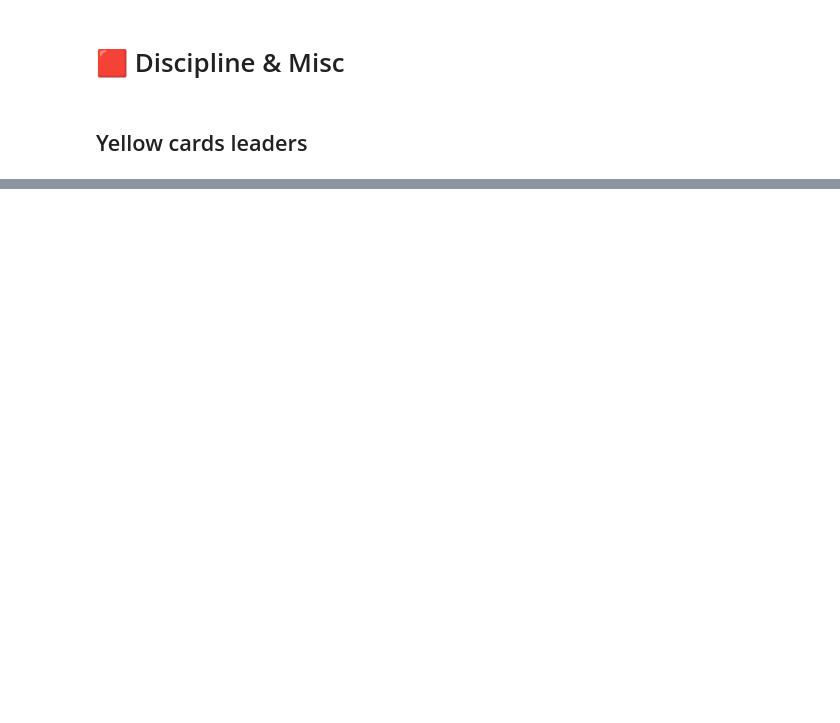
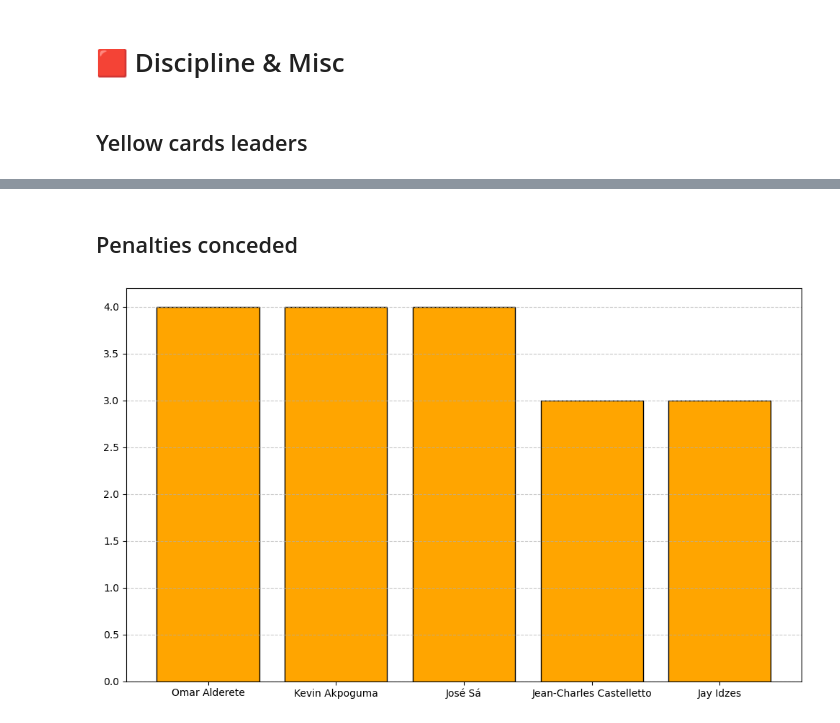
Before and after one commit to Hamza-rami/football-stats-analytics, a Jupyter notebook: project7.ipynb, the cells around one changed output, grey strips where cells are left out. Saved outputs shown, nothing was run; the diff lists cells and outputs as text; code cells hidden in the pictures; blank space fills up the shorter version.

```diff
--- a/project7.ipynb
+++ b/project7.ipynb
@@ -25,0 +63,12 @@ Text(0.5, 1.0, 'Top 5 Goal Scorers')
+# %% [markdown]
+## Penalties conceded
+# %%
+pen_con = df_top5_comp[['Player', 'PKcon']].sort_values(by='PKcon', ascending=False).head(5)
+plt.figure(figsize=(10,6))
+
+plt.bar(pen_con['Player'], pen_con['PKcon'], edgecolor='black', color='orange')
+plt.grid(axis='y', linestyle='--', alpha=0.7)
+
+plt.tight_layout()
+# %% [output]
+[figure, added]
```
Also changed, not shown: parts of 5 cells of this notebook, 1 other file.
